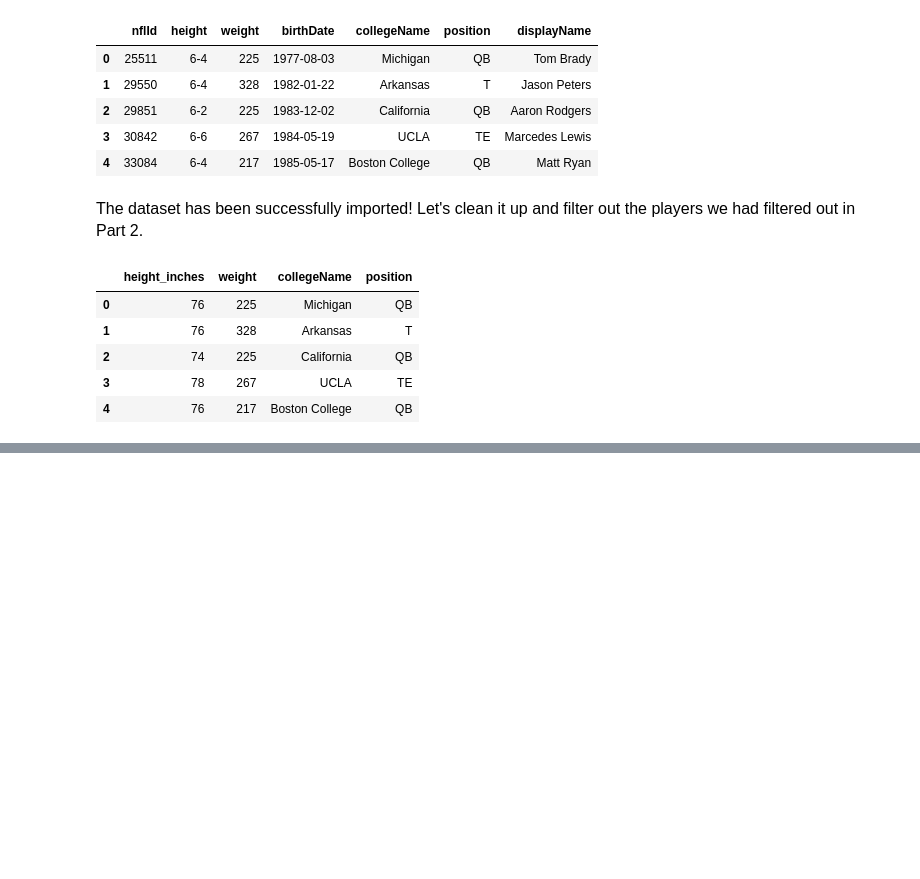
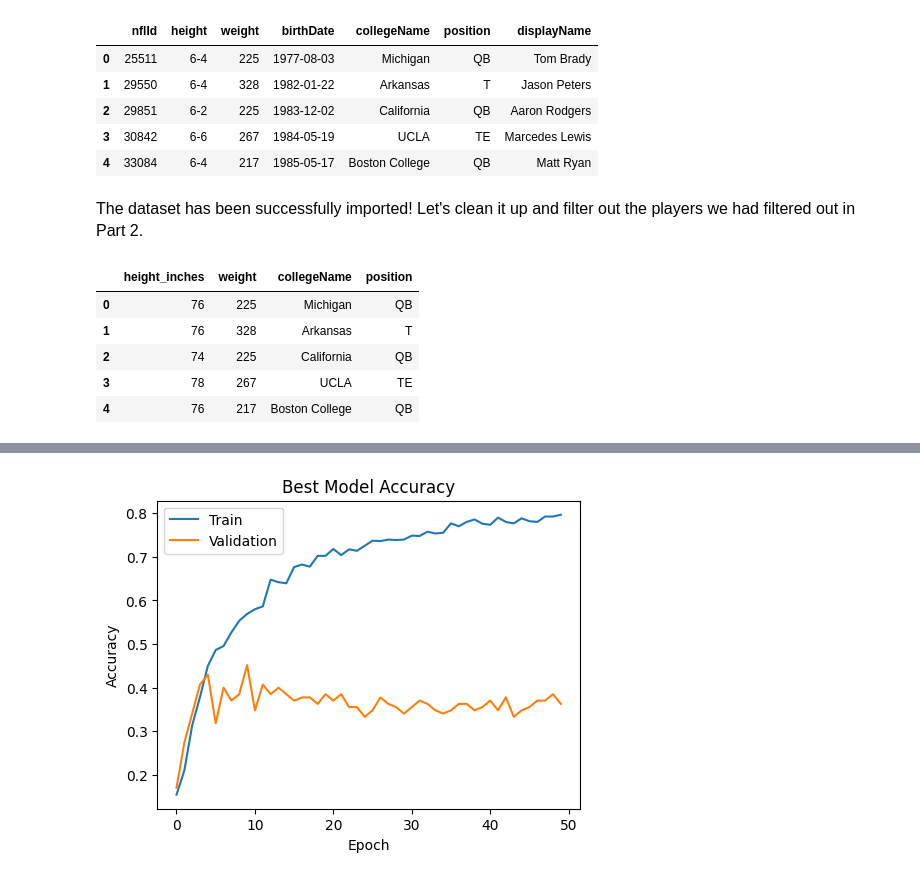
Before and after one commit to glaframb71/CS39AA-Project, a Jupyter notebook: 39aa-project-part-3.ipynb, the cells around one changed output, grey strips where cells are left out. Drawn from its saved outputs; the diff is of its cells as text; code cells hidden in the pictures; blank space fills up the shorter version.

```diff
--- a/39aa-project-part-3.ipynb
+++ b/39aa-project-part-3.ipynb
@@ -122,0 +117,83 @@ Test accuracy: 0.37388724088668823
+# %%
+# Assuming X_train, y_train are already defined and preprocessed
+
+# Define the grid search parameters
+batch_sizes = [32, 64, 128]
+epochs = [25, 35, 50]
+optimizers = ['adam', 'rmsprop']
+activations = ['relu', 'tanh']
+
+def create_compile_model(optimizer, activation, output_dim):
+    model = Sequential()
+    model.add(Dense(128, input_dim=227, activation=activation))
+    model.add(Dropout(0.5))  # Add dropout with a 50% drop probability
+    model.add(Dense(64, activation=activation))
+    model.add(Dropout(0.5))  # Add another dropout layer
+    model.add(Dense(32, activation=activation))
+    model.add(Dropout(0.5))  # And another one
+    model.add(Dense(output_dim, activation='softmax'))
+    model.compile(loss='categorical_crossentropy', optimizer=optimizer, metrics=['accuracy'])
+    return model
+
+# Placeholder for the best model and its score
+best_score = 0
+best_params = {}
+
+early_stopping = EarlyStopping(
+    monitor='val_loss',
+    patience=10,
+    restore_best_weights=True
+)
+
+# Loop over each combination of hyperparameters
+for batch_size in batch_sizes:
+    for epoch in epochs:
+        for optimizer in optimizers:
+            for activation in activations:
+                # Create and compile a new model
+                model = create_compile_model(optimizer, activation, y_train.shape[1])
+
+                # Train the model
+                tuneHistory = model.fit(X_train, y_train, epochs=epoch, batch_size=batch_size, validation_split=0.1, callbacks=[early_stopping], verbose=0)
+
+                # Evaluate the model
+                loss, accuracy = model.evaluate(X_test, y_test, verbose=0)
+
+                # Update best score and parameters if current model is better
+                if accuracy > best_score:
+                    best_score = accuracy
+                    best_params = {
+                        'batch_size': batch_size,
+                        'epochs': epoch,
+                        'optimizer': optimizer,
+                        'activation': activation
+                    }
+                    best_history = history
+
+if best_history:
+    plt.figure(figsize=(12, 4))
+    plt.subplot(1, 2, 1)
+    plt.plot(best_history.history['accuracy'])
+    plt.plot(best_history.history['val_accuracy'])
+    plt.title(f'Best Model Accuracy')
+    plt.ylabel('Accuracy')
+    plt.xlabel('Epoch')
+    plt.legend(['Train', 'Validation'], loc='upper left')
+    plt.show()
+
+    # Plot loss
+    plt.figure(figsize=(12, 4))
+    plt.subplot(1, 2, 2)
+    plt.plot(best_history.history['loss'])
+    plt.plot(best_history.history['val_loss'])
+    plt.title(f'Best Model Loss')
+    plt.ylabel('Loss')
+    plt.xlabel('Epoch')
+    plt.legend(['Train', 'Validation'], loc='upper left')
+    plt.show()
+
+# Print the best score and its corresponding hyperparameters
+print(f"Best score: {best_score}")
+print(f"Best hyperparameters: {best_params}")
+# %% [output]
+[figure, added]
```
Also changed, not shown: parts of 11 cells of this notebook.
